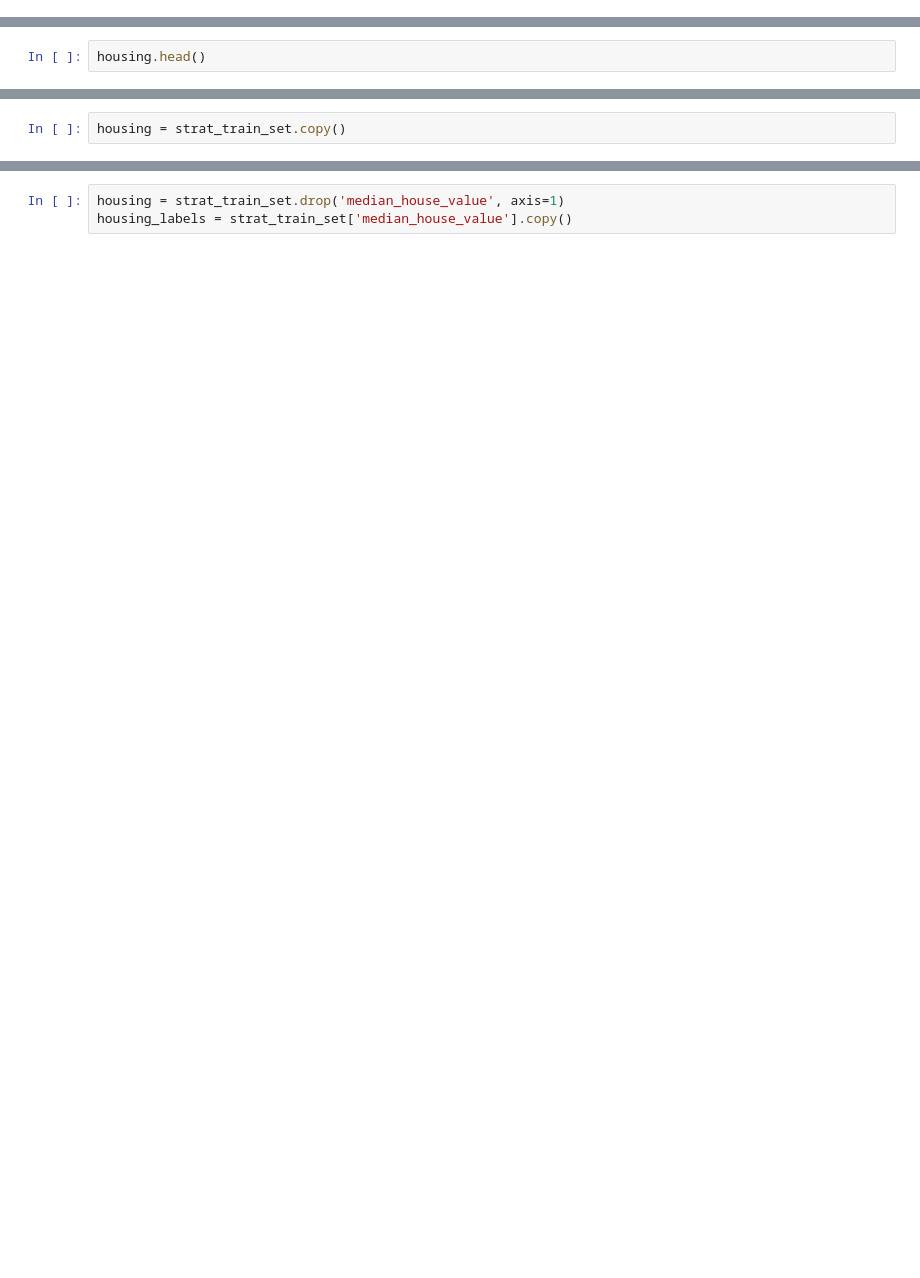
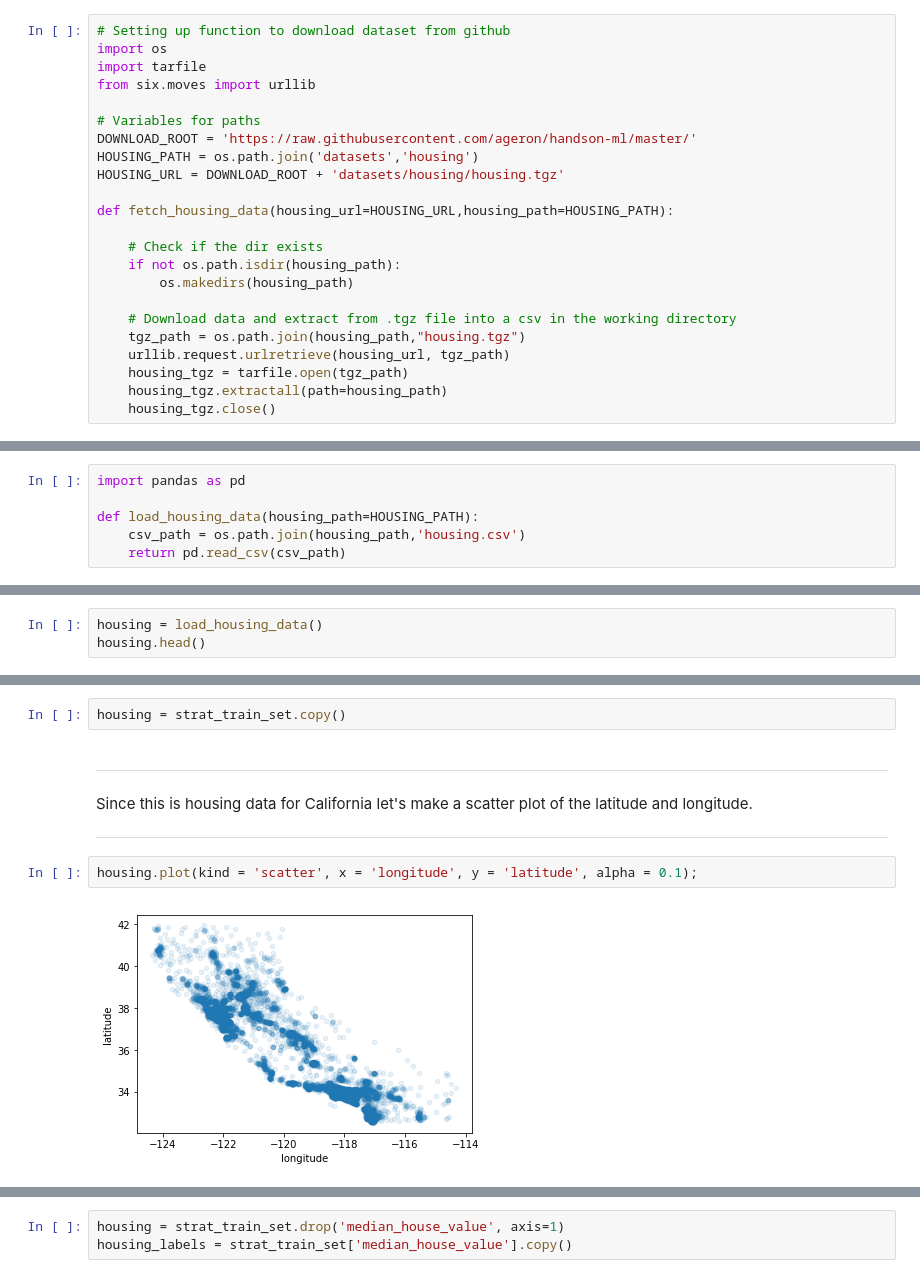
Before and after one commit to ballanr/ML, a Jupyter notebook: Housing.ipynb, the cells around one changed output, grey strips where cells are left out. Drawn from its saved outputs; the diff is of its cells as text; blank space fills up the shorter version.

```diff
--- a/Housing.ipynb
+++ b/Housing.ipynb
@@ -5,0 +43,23 @@ housing = pd.read_csv(filepath)
+# %%
+# Setting up function to download dataset from github
+import os
+import tarfile
+from six.moves import urllib
+
+# Variables for paths
+DOWNLOAD_ROOT = 'https://raw.githubusercontent.com/ageron/handson-ml/master/'
+HOUSING_PATH = os.path.join('datasets','housing')
+HOUSING_URL = DOWNLOAD_ROOT + 'datasets/housing/housing.tgz'
+
+def fetch_housing_data(housing_url=HOUSING_URL,housing_path=HOUSING_PATH):
+
+    # Check if the dir exists
+    if not os.path.isdir(housing_path):
+        os.makedirs(housing_path)
+
+    # Download data and extract from .tgz file into a csv in the working directory
+    tgz_path = os.path.join(housing_path,"housing.tgz")
+    urllib.request.urlretrieve(housing_url, tgz_path)
+    housing_tgz = tarfile.open(tgz_path)
+    housing_tgz.extractall(path=housing_path)
+    housing_tgz.close()
@@ -5,0 +70,6 @@ housing = pd.read_csv(filepath)
+# %%
+import pandas as pd
+
+def load_housing_data(housing_path=HOUSING_PATH):
+    csv_path = os.path.join(housing_path,'housing.csv')
+    return pd.read_csv(csv_path)
@@ -6,2 +87,3 @@ housing = pd.read_csv(filepath)
 # %%
+housing = load_housing_data()
 housing.head()
@@ -48,2 +244,10 @@ for set_ in (strat_train_set, strat_test_set):
 # %%
 housing = strat_train_set.copy()
+# %% [markdown]
+***
+Since this is housing data for California let's make a scatter plot of the latitude and longitude.
+***
+# %%
+housing.plot(kind = 'scatter', x = 'longitude', y = 'latitude', alpha = 0.1);
+# %% [output]
+[figure, added]
```
Also changed, not shown: parts of 66 cells of this notebook.
